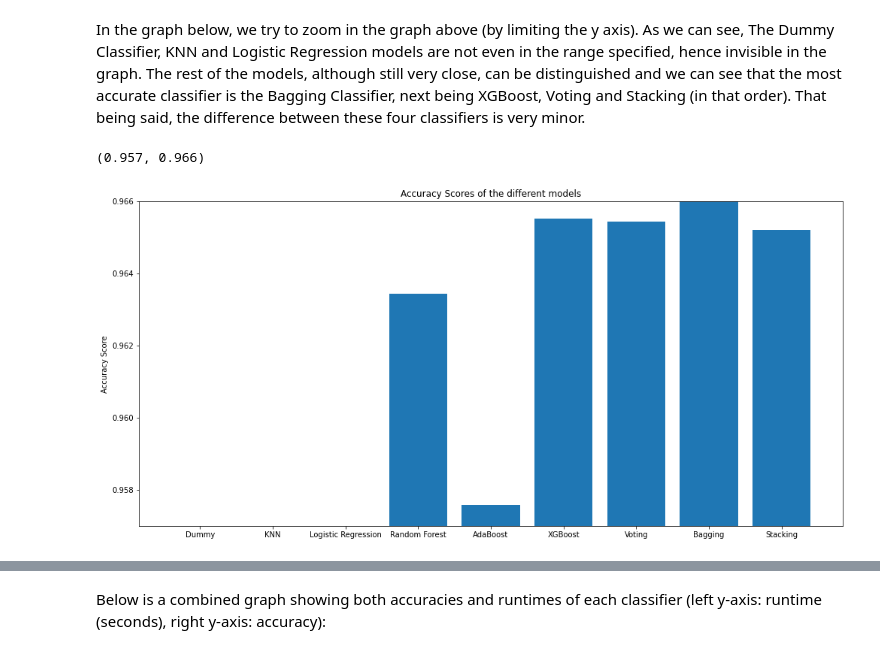
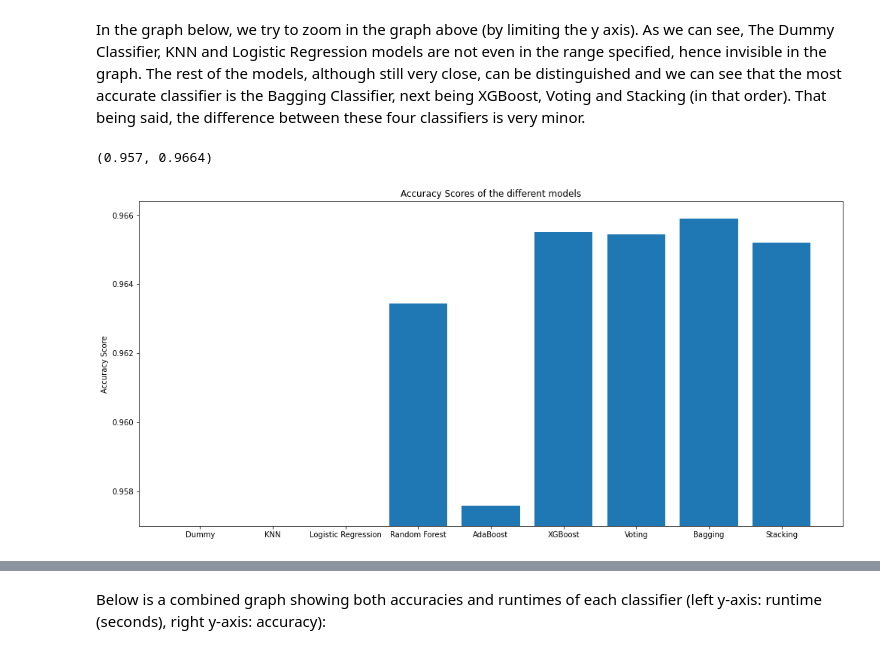
Before and after one commit to appeldaniel1998/Data-Visualization-Final-Project, a Jupyter notebook: Airline Satisfaction - Classification.ipynb, the cells around one changed output, grey strips where cells are left out. Drawn from its saved outputs; the diff is of its cells as text; code cells hidden in the pictures.

```diff
--- a/Airline Satisfaction - Classification.ipynb
+++ b/Airline Satisfaction - Classification.ipynb
@@ -704,19 +703,19 @@ In the graph below, we try to zoom in the graph above (by limiting the y axis).
 # %%
 fig = plt.figure(figsize=(13,6))
 
 accuracies = [accuracyDummy, accuracyKNN, accuracyLogReg, accuracyRandForests, accuracyAdaBoost, accuracyXGBoost,
              accuracyVoting, accuracyBagging, accuracyStacking]
 accuraciesSize = np.arange(len(accuracies))
 axes = fig.add_axes([0,0,1,1])
 axes.bar(['Dummy', 'KNN', 'Logistic Regression', 'Random Forest', 'AdaBoost', 'XGBoost', 'Voting', 'Bagging', 'Stacking'],
          accuracies)
 axes.set_ylabel("Accuracy Score")
 axes.set_title("Accuracy Scores of the different models")
 plt.rcParams['xtick.labelsize'] = 10
-axes.set_ylim([0.957, 0.966])
+axes.set_ylim([0.957, 0.9664])
 # %% [output]
-(0.957, 0.966)
+(0.957, 0.9664)
-[figure, old version]
+[figure, new version]
 # %%
 resultsView
 # %% [output]
```
Also changed, not shown: parts of 31 cells of this notebook.
